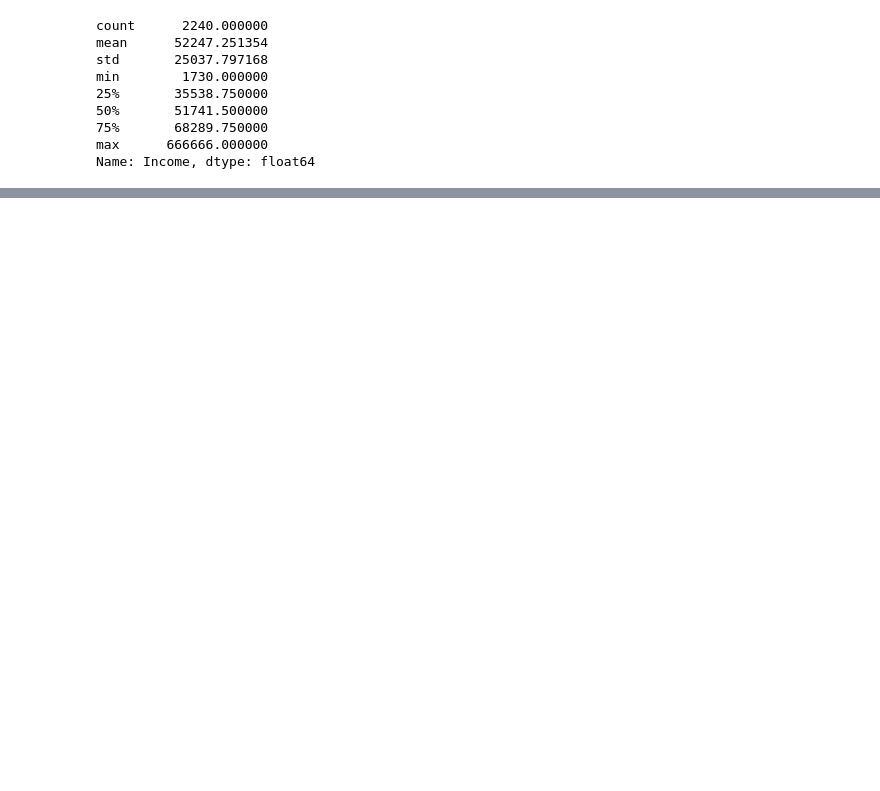
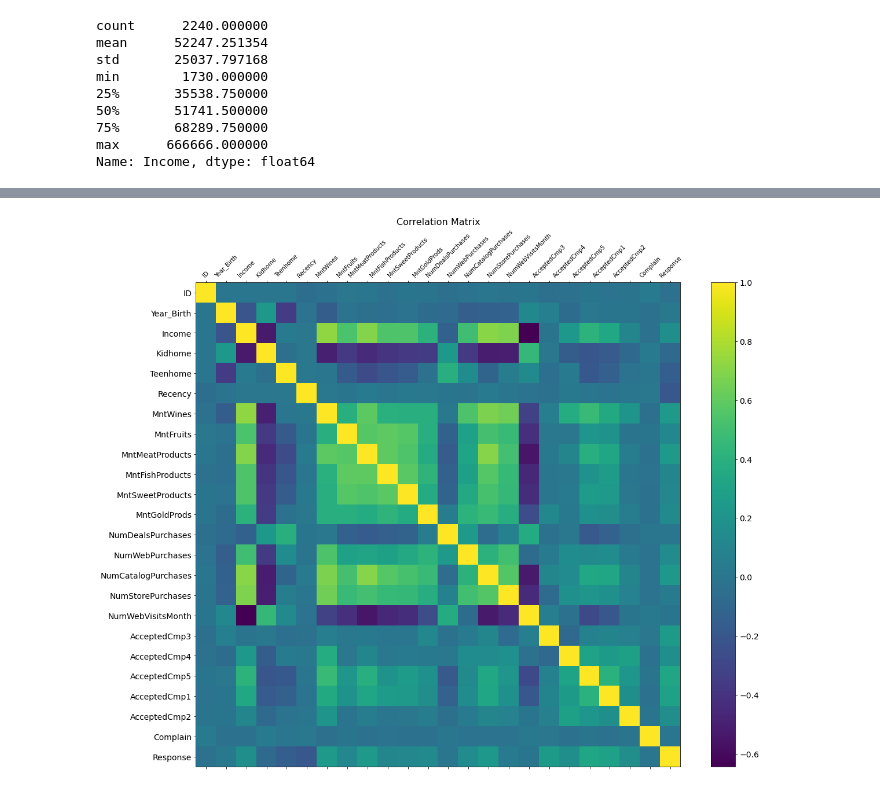
Before and after one commit to joao-victor-campos/ifood_analysis, a Jupyter notebook: analysis.ipynb, the cells around one changed output, grey strips where cells are left out. Cells and saved outputs as stored; diff of their text form; code cells hidden in the pictures; blank space fills up the shorter version.

```diff
--- a/analysis.ipynb
+++ b/analysis.ipynb
@@ -163,0 +135,2 @@ AttributeError: 'DataFrame' object has no attribute 'close'
+# %%
+df.drop(df[df.Income > 113734].index, inplace=True)
@@ -163,0 +143,12 @@ AttributeError: 'DataFrame' object has no attribute 'close'
+# %%
+df_columns_str = list(df.select_dtypes(include = 'object').columns.values)
+df_columns_int = list(df.select_dtypes(include = ['int64', 'float64']).columns.values)
+columns = list(df.columns.values)
+for i in df_columns_str:
+    df[i].str.lower()
+    df[i].str.strip()
+    df[i].replace('[^\w\s]', '', regex=True, inplace=True)
+# %%
+df.drop('Z_CostContact', axis = 1, inplace = True)
+df.drop('Z_Revenue', axis = 1, inplace = True)
+df
@@ -163,0 +169,10 @@ AttributeError: 'DataFrame' object has no attribute 'close'
+# %%
+f = plt.figure(figsize=(19, 15))
+plt.matshow(df.corr(), fignum=f.number)
+plt.xticks(range(df.select_dtypes(['number']).shape[1]), df.select_dtypes(['number']).columns, fontsize=10, rotation=45)
+plt.yticks(range(df.select_dtypes(['number']).shape[1]), df.select_dtypes(['number']).columns, fontsize=14)
+cb = plt.colorbar()
+cb.ax.tick_params(labelsize=14)
+plt.title('Correlation Matrix', fontsize=16);
+# %% [output]
+[figure, added]
```
Also changed, not shown: parts of 6 cells of this notebook.
